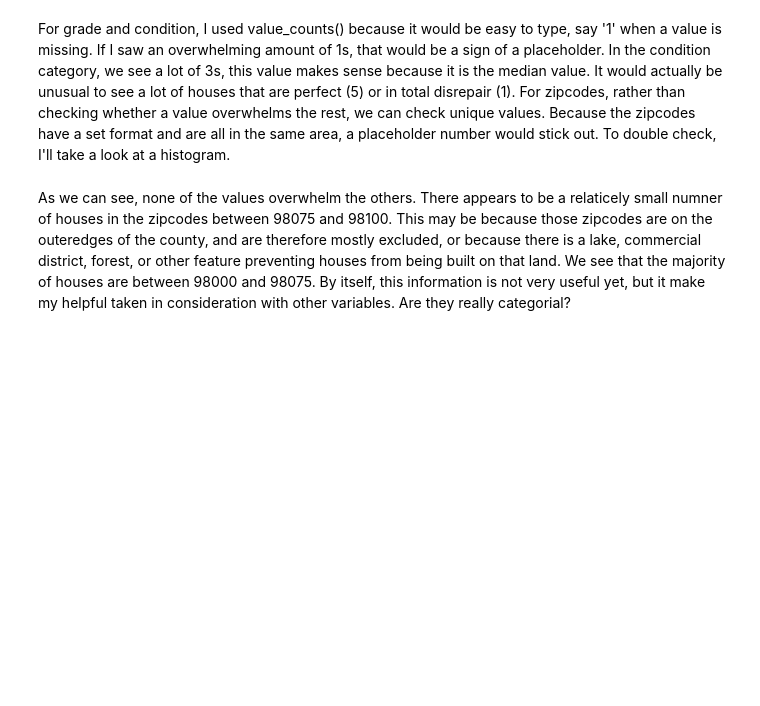
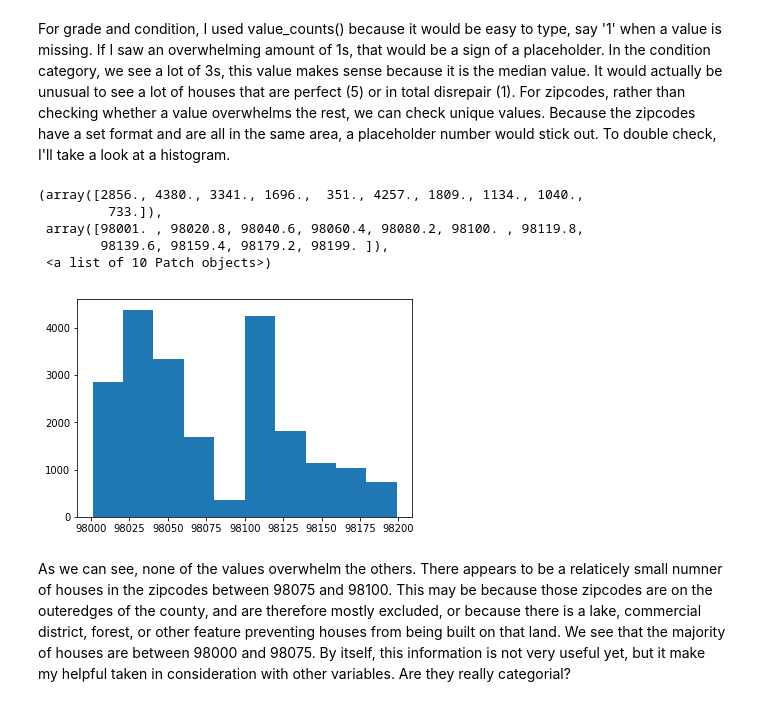
Before and after one commit to SarabiEventide/dsc-1-final-project-online-ds-sp-000, a Jupyter notebook: student.ipynb, the cells around one changed output. Saved outputs shown, nothing was run; the diff lists cells and outputs as text; code cells hidden in the pictures; blank space fills up the shorter version.

```diff
--- a/student.ipynb
+++ b/student.ipynb
@@ -169,6 +163,15 @@ array([98178, 98125, 98028, 98136, 98074, 98053, 98003, 98198, 98146,
        98031, 98106, 98072, 98188, 98014, 98055, 98039], dtype=int64)
 # %% [markdown]
 For grade and condition, I used value_counts() because it would be easy to type, say '1' when a value is missing. If I saw an overwhelming amount of 1s, that would be a sign of a placeholder. In the condition category, we see a lot of 3s, this value makes sense because it is the median value. It would actually be unusual to see a lot of houses that are perfect (5) or in total disrepair (1). For zipcodes, rather than checking whether a value overwhelms the rest, we can check unique values. Because the zipcodes have a set format and are all in the same area, a placeholder number would stick out. To double check, I'll take a look at a histogram.
+# %%
+plt.hist(df['zipcode'])
+# %% [output]
+(array([2856., 4380., 3341., 1696.,  351., 4257., 1809., 1134., 1040.,
+         733.]),
+ array([98001. , 98020.8, 98040.6, 98060.4, 98080.2, 98100. , 98119.8,
+        98139.6, 98159.4, 98179.2, 98199. ]),
+ <a list of 10 Patch objects>)
+[figure, added]
 # %% [markdown]
 As we can see, none of the values overwhelm the others. There appears to be a relaticely small numner of houses in the zipcodes between 98075 and 98100. This may be because those zipcodes are on the outeredges of the county, and are therefore mostly excluded, or because there is a lake, commercial district, forest, or other feature preventing houses from being built on that land. We see that the majority of houses are between 98000 and 98075. By itself, this information is not very useful yet, but it make my helpful taken in consideration with other variables. Are they really categorial?
 # %%
```
Also changed, not shown: parts of 38 cells of this notebook, 2 other files.
